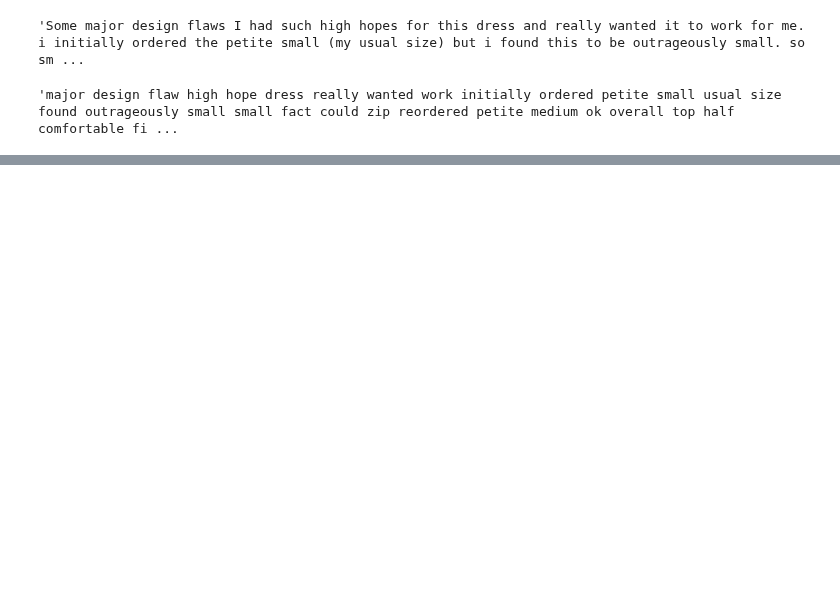
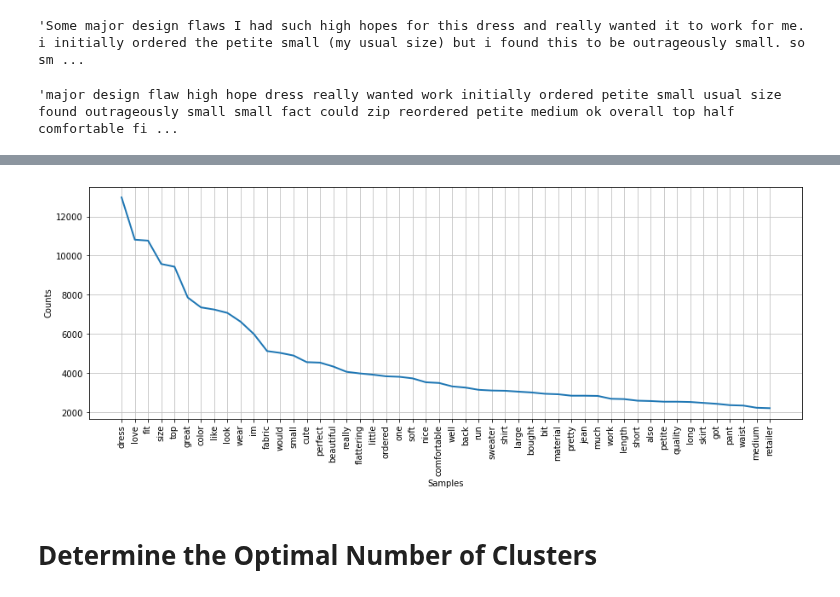
Before and after one commit to broepke/DATA110, a Jupyter notebook: Week 13/DATA110-Week13-broepke.ipynb, the cells around one changed output, grey strips where cells are left out. Cells and saved outputs as stored; diff of their text form; code cells hidden in the pictures; blank space fills up the shorter version.

```diff
--- a/Week 13/DATA110-Week13-broepke.ipynb
+++ b/Week 13/DATA110-Week13-broepke.ipynb
@@ -144,0 +172,5 @@ df['Text_Processed'][2]
+# %%
+clean_docs = df['Text_Processed'].to_list()
+
+# first 5 docs
+clean_docs[:5]
@@ -144,0 +183,12 @@ df['Text_Processed'][2]
+# %%
+texts = "".join(clean_docs)
+word_tokens = word_tokenize(texts)
+#fdist.most_common(50)
+
+plt.figure(figsize=(15, 5))
+fdist = FreqDist(word_tokens)
+fdist.plot(50);
+# %% [output]
+[figure, added]
+# %% [markdown]
+# Determine the Optimal Number of Clusters
```
Also changed, not shown: parts of 29 cells of this notebook, 2 other files.
